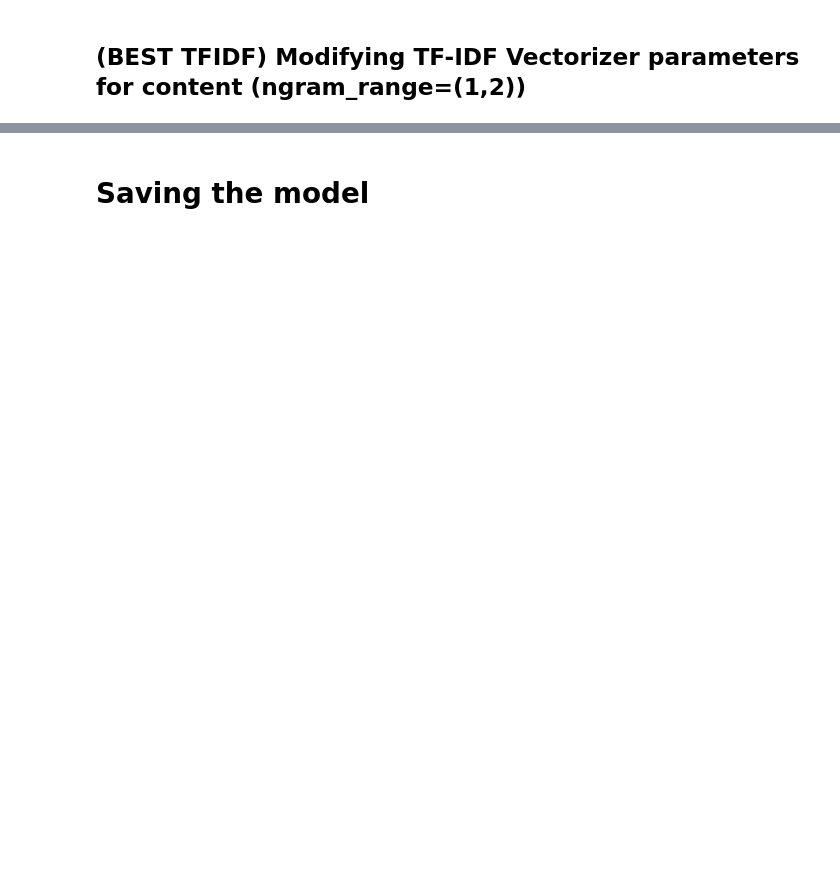
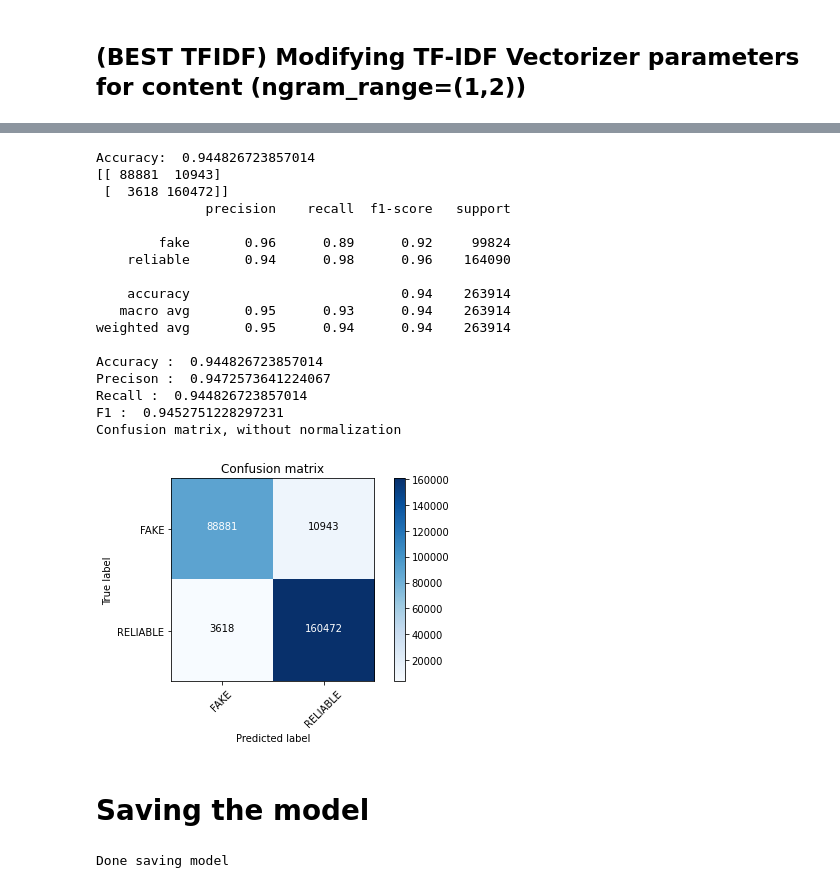
Before and after one commit to CS3244-MachineLearning-Project-AY2021/Fake_News_Detection, a Jupyter notebook: Jerry/Combined_Content_SVM.ipynb, the cells around one changed output, grey strips where cells are left out. Cells and saved outputs as stored; diff of their text form; code cells hidden in the pictures; blank space fills up the shorter version.

```diff
--- a/Jerry/Combined_Content_SVM.ipynb
+++ b/Jerry/Combined_Content_SVM.ipynb
@@ -390,9 +576,44 @@ Confusion matrix, without normalization
+# %%
+from sklearn.linear_model import PassiveAggressiveClassifier
+
+pa_model_test6 = Pipeline([('tfidf', TfidfVectorizer(ngram_range=(1,2))), ('passive_aggressive', PassiveAggressiveClassifier(n_iter_no_change=50, max_iter=5000, loss='squared_hinge'))])
+# %%
+from sklearn import metrics
+
+pa_model_test6.fit(X_train, Y_train)
+pa_pred_test6 = pa_model_test6.predict(X_test)
+pa_score_test6 = metrics.accuracy_score(Y_test, pa_pred_test6)
+print("Accuracy: ", pa_score_test6)
+pa_cm_test6 = metrics.confusion_matrix(Y_test, pa_pred_test6)
+print_metrices(pa_pred_test6, Y_test)
+plot_confusion_matrix(pa_cm_test6, classes=['FAKE', 'RELIABLE'])
+# %% [output]
+Accuracy:  0.944826723857014
+[[ 88881  10943]
+ [  3618 160472]]
+              precision    recall  f1-score   support
+
+        fake       0.96      0.89      0.92     99824
+    reliable       0.94      0.98      0.96    164090
+
+    accuracy                           0.94    263914
+   macro avg       0.95      0.93      0.94    263914
+weighted avg       0.95      0.94      0.94    263914
+
+Accuracy :  0.944826723857014
+Precison :  0.9472573641224067
+Recall :  0.944826723857014
+F1 :  0.9452751228297231
+Confusion matrix, without normalization
+[figure, added]
 # %% [markdown]
 # Saving the model
 # %%
 import pickle
 
 filename = 'combined_content_pa_model.sav'
-pickle.dump(pa_model_test3, open(filename, 'wb'))
+pickle.dump(pa_model_test6, open(filename, 'wb'))
 
 print("Done saving model")
+# %% [output]
+Done saving model
```
Also changed, not shown: parts of 17 cells of this notebook.
